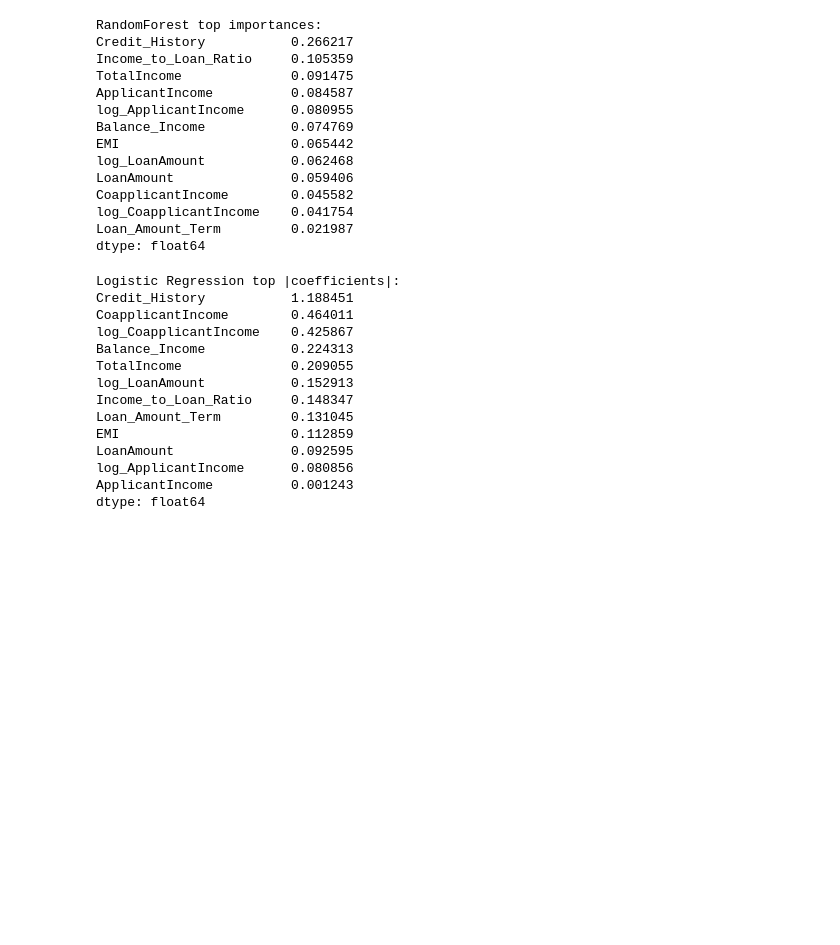
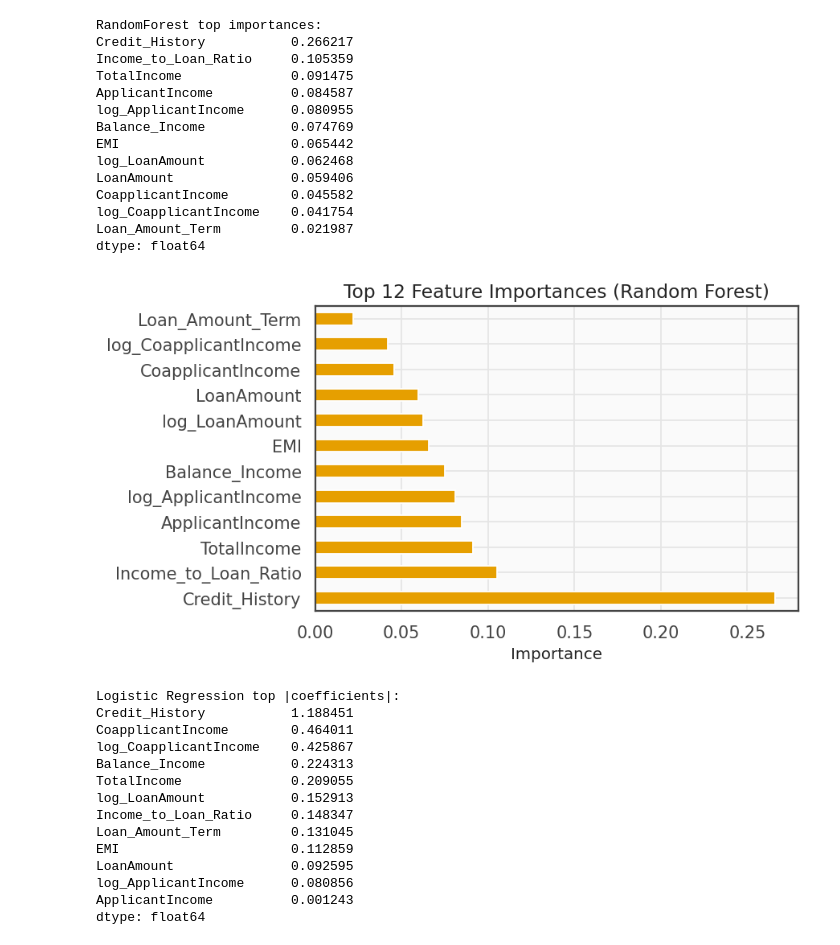
Before and after one commit to MadhuriMapari/loan-repayment-behaviour, a Jupyter notebook: notebooks/03_feature_engineering.ipynb, the cells around one changed output. Cells and saved outputs as stored; diff of their text form; code cells hidden in the pictures; blank space fills up the shorter version.

```diff
--- a/notebooks/03_feature_engineering.ipynb
+++ b/notebooks/03_feature_engineering.ipynb
@@ -314,6 +314,16 @@ CoapplicantIncome        0.045582
 log_CoapplicantIncome    0.041754
 Loan_Amount_Term         0.021987
 dtype: float64
+# %%
+plt.figure(figsize=(7,4))
+imp.plot(kind="barh")
+plt.title("Top 12 Feature Importances (Random Forest)")
+plt.xlabel("Importance")
+plt.tight_layout()
+plt.savefig(IMAGES/"rf_feature_importances.png", dpi=140)
+plt.show()
+# %% [output]
+[figure, added]
 # %%
 #Logistic regression coefficients (with standardization)
 from sklearn.preprocessing import StandardScaler
```
Also changed, not shown: parts of 21 cells of this notebook, 24 other files.
